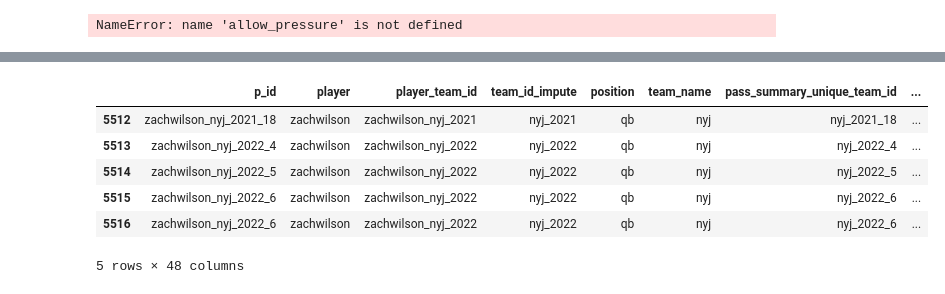
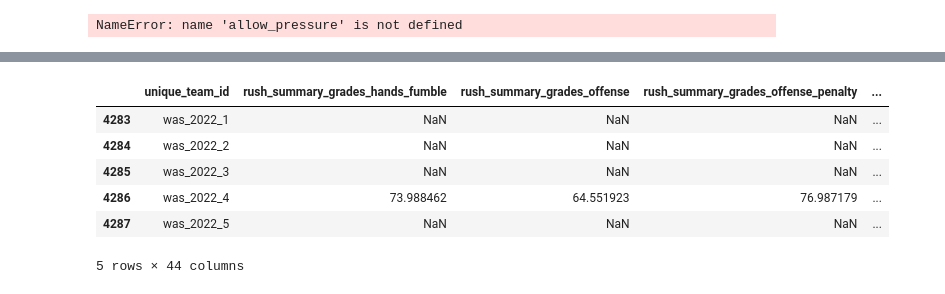
Before and after one commit to ajakks/nfl_models, a Jupyter notebook: create_modeling_data_sample_all.ipynb, the cells around one changed output, grey strips where cells are left out. Saved outputs shown, nothing was run; the diff lists cells and outputs as text; code cells hidden in the pictures.

```diff
--- a/create_modeling_data_sample_all.ipynb
+++ b/create_modeling_data_sample_all.ipynb
@@ -372,8 +372,8 @@ def create_prefix(prefix=None, df=None):
     return id
 
 def id_prefix(prefix=None, df=None):
-    id = df[['p_id','player','player_team_id','team_id_impute','numeric_id','position','team_name','year','week']]
-    temp = df.drop(['p_id','player','player_team_id','team_id_impute','numeric_id','position','team_name','year','week'], axis=1)
+    id = df[['p_id','player','player_team_id','unique_team_id','team_id_impute','numeric_id','position','team_name','year','week']]
+    temp = df.drop(['p_id','player','player_team_id','unique_team_id','team_id_impute','numeric_id','position','team_name','year','week'], axis=1)
     temp = temp.add_prefix(prefix)
     id = pd.concat([id, temp], axis=1)
     return id
@@ -1012,0 +1087,27 @@ NameError: name 'allow_pressure' is not defined
+# %%
+## make sure we aren't weighting w/a 0 value (non-designed runs are cancelled ##
+def rush_att(nData):
+    if nData['rush_summary_attempts'] == 0:
+        return 1
+    else:
+        return nData['rush_summary_attempts']
+rush_summ_conc_roll['rush_summary_attempts'] = rush_summ_conc_roll.apply(lambda df: rush_att(df), axis=1)
+
+
+def game_combine(data=None):
+    data_cols = data.select_dtypes(include=[np.number])
+    num_cols = data_cols[data_cols.columns.drop(list(data_cols.filter(regex='grades_|player_game_count|player_id|plyr_number|week|year|team_id')))].columns.tolist()
+    group = data.groupby(data['unique_team_id'])[num_cols].mean().reset_index()
+    return group
+
+rb_means = game_combine(data=rush_summ_conc_roll)
+
+def weighted(nData, snap_Var='rush_summary_attempts'):
+    pff_cols = nData.filter(like='grades_').columns
+    return pd.Series(np.average(nData[pff_cols], weights=nData[snap_Var], axis=0), pff_cols)
+
+
+rb_pff_avgs = rush_summ_conc_roll.groupby('unique_team_id').apply(weighted).reset_index()
+
+rb_stats = pd.merge(rb_pff_avgs, rb_means, on='unique_team_id', how='inner')
+rb_stats.head()
@@ -1013,10 +1122,10 @@ NameError: name 'allow_pressure' is not defined
 # %%
-passing_summ_conc_roll.tail()
+rb_stats.tail()
 # %% [output]
-|  | p_id | player | player_team_id | team_id_impute | position | team_name | pass_summary_unique_team_id | ... |
-| 5512 | zachwilson_nyj_2021_18 | zachwilson | zachwilson_nyj_2021 | nyj_2021 | qb | nyj | nyj_2021_18 | ... |
-| 5513 | zachwilson_nyj_2022_4 | zachwilson | zachwilson_nyj_2022 | nyj_2022 | qb | nyj | nyj_2022_4 | ... |
-| 5514 | zachwilson_nyj_2022_5 | zachwilson | zachwilson_nyj_2022 | nyj_2022 | qb | nyj | nyj_2022_5 | ... |
-| 5515 | zachwilson_nyj_2022_6 | zachwilson | zachwilson_nyj_2022 | nyj_2022 | qb | nyj | nyj_2022_6 | ... |
-| 5516 | zachwilson_nyj_2022_6 | zachwilson | zachwilson_nyj_2022 | nyj_2022 | qb | nyj | nyj_2022_6 | ... |
+|  | unique_team_id | rush_summary_grades_hands_fumble | rush_summary_grades_offense | rush_summary_grades_offense_penalty | ... |
+| 4283 | was_2022_1 | NaN | NaN | NaN | ... |
+| 4284 | was_2022_2 | NaN | NaN | NaN | ... |
+| 4285 | was_2022_3 | NaN | NaN | NaN | ... |
+| 4286 | was_2022_4 | 73.988462 | 64.551923 | 76.987179 | ... |
+| 4287 | was_2022_5 | NaN | NaN | NaN | ... |
-5 rows × 48 columns
+5 rows × 44 columns
```
Also changed, not shown: parts of 8 cells of this notebook, 1 other file.
